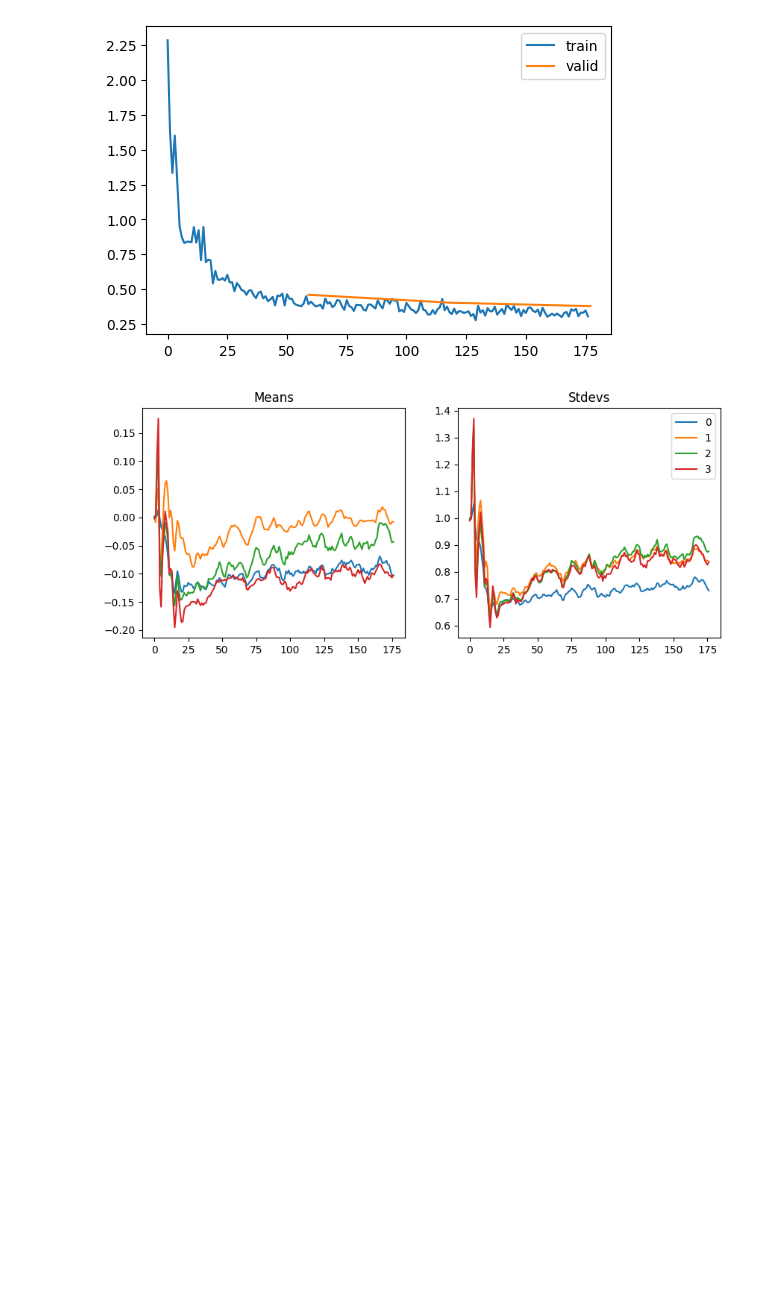
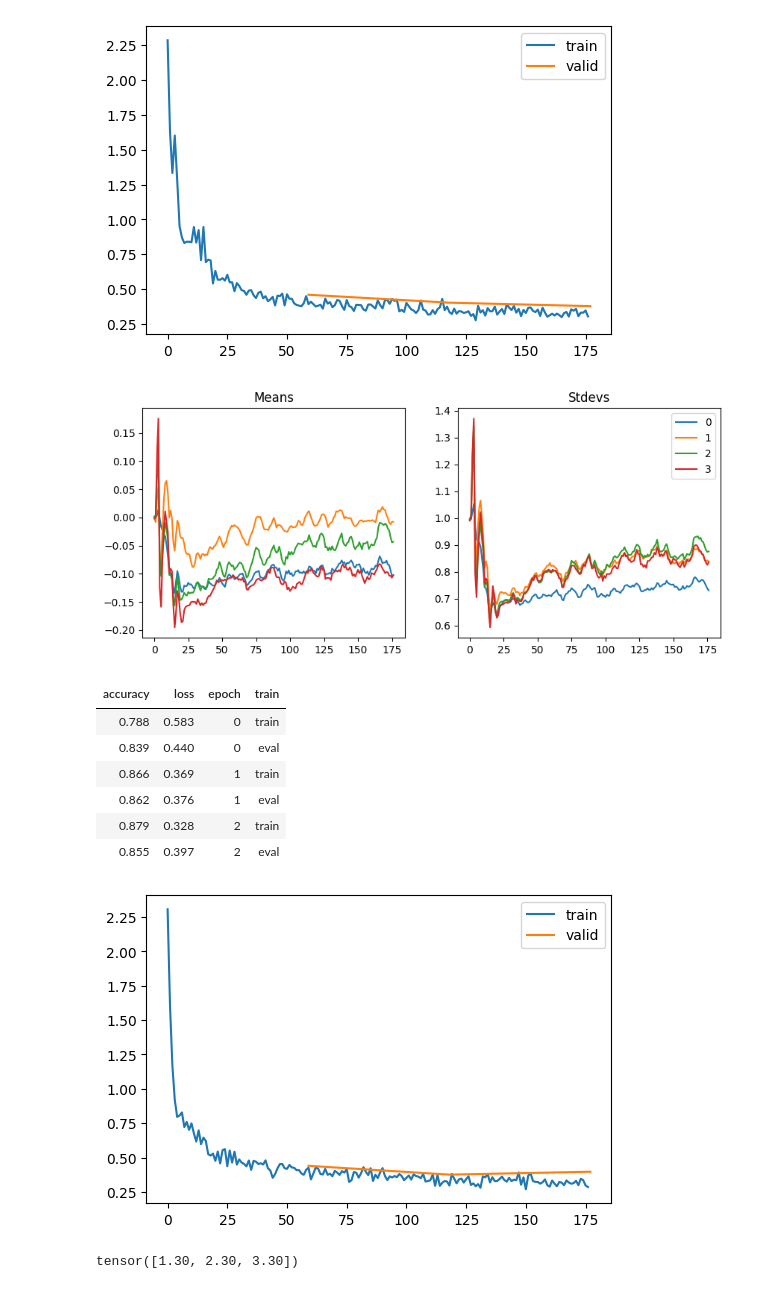
Before and after one commit to satani99/fastai_22_2, a Jupyter notebook: initializing.ipynb, the cells around one changed output. Cells and saved outputs as stored; diff of their text form; code cells hidden in the pictures; blank space fills up the shorter version.

```diff
--- a/initializing.ipynb
+++ b/initializing.ipynb
@@ -528,8 +531,28 @@ class LayerNorm(nn.Module):
     return x*self.mult + self.add
 # %%
 def conv(ni, nf, ks=3, stride=2, act=nn.ReLU, norm=None, bias=None):
-  if bias is None: bias = not isinstance(norm, (nn.BatchNorm1d, nn.BatchNorm2d, BatchNorm3d))
+  if bias is None: bias = not isinstance(norm, (nn.BatchNorm1d, nn.BatchNorm2d, nn.BatchNorm3d))
   layers = [nn.Conv2d(ni, nf, stride=stride, kernel_size=ks, padding=ks//2, bias=bias)]
   if norm: layers.append(norm(nf))
   if act: layers.append(act())
   return nn.Sequential(*layers)
+# %%
+def get_model(act=nn.ReLU, nfs=None, norm=None):
+  if nfs is None: nfs = [1, 8, 16, 32, 64]
+  layers = [conv(nfs[i], nfs[i+1], act=act, norm=norm) for i in range(len(nfs)-1)]
+  return nn.Sequential(*layers, conv(nfs[-1], 10, act=None, norm=False, bias=True),
+                      nn.Flatten()).to(def_device)
+# %%
+set_seed(42)
+model = get_model(act_gr, norm=LayerNorm).apply(iw)
+learn = MomentumLearner(model, dls, F.cross_entropy, lr=0.2, cbs=cbs)
+learn.fit(3)
+# %% [output]
+| accuracy | loss | epoch | train |
+| 0.788 | 0.583 | 0 | train |
+| 0.839 | 0.440 | 0 | eval |
+| 0.866 | 0.369 | 1 | train |
+| 0.862 | 0.376 | 1 | eval |
+| 0.879 | 0.328 | 2 | train |
+| 0.855 | 0.397 | 2 | eval |
+[figure, added]
@@ -535,0 +583,6 @@ def conv(ni, nf, ks=3, stride=2, act=nn.ReLU, norm=None, bias=None):
+# %%
+a = torch.tensor([1., 2., 3])
+b = a.lerp_(torch.tensor([4., 5, 6]), 0.1)
+b
+# %% [output]
+tensor([1.30, 2.30, 3.30])
```
Also changed, not shown: parts of 12 cells of this notebook.
